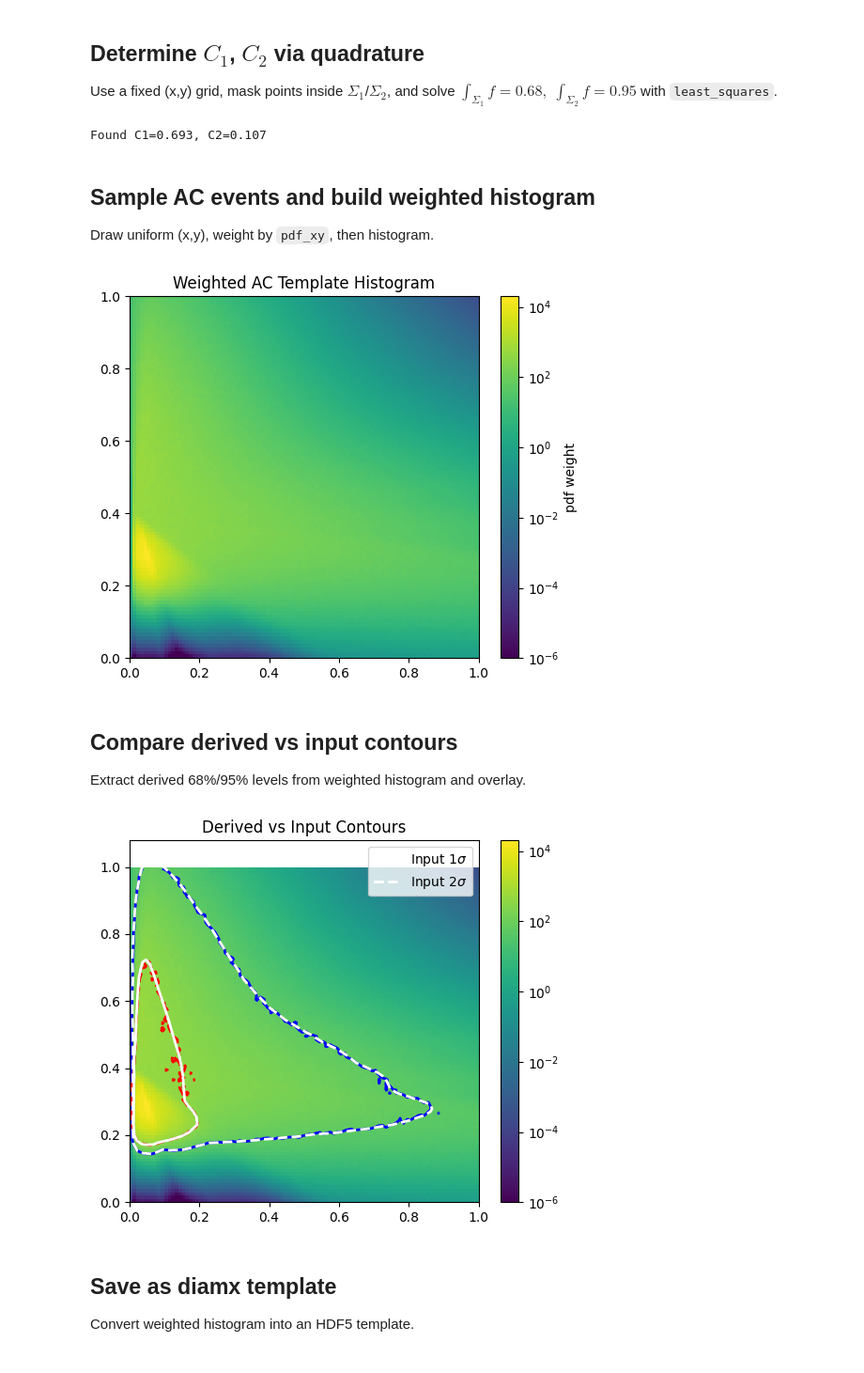
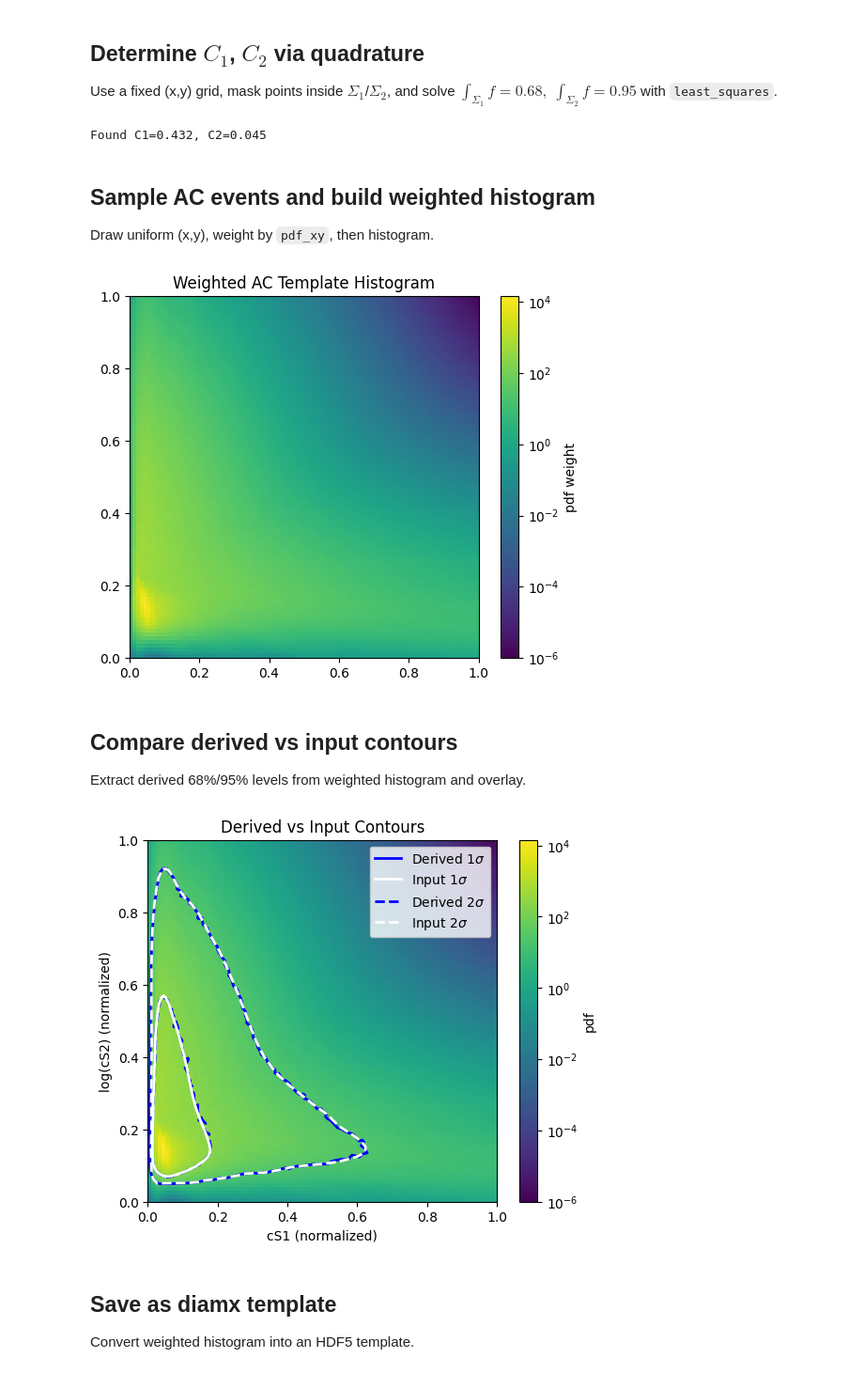
Before and after one commit to mhliu0001/diamx, a Jupyter notebook: notebooks/ac_template_contour.ipynb, the cells around one changed output. Shown: that part at 94% size. Saved outputs shown, nothing was run; the diff lists cells and outputs as text; code cells hidden in the pictures.

```diff
--- a/notebooks/ac_template_contour.ipynb
+++ b/notebooks/ac_template_contour.ipynb
@@ -37,7 +37,7 @@ import json
 from multihist import Histdd
 import inference_interface
 # %%
-experiment = "xenonnt_sr1b"
+experiment = "xenonnt_sr0"
 bkg = "ac"
 assert experiment in ["xenonnt_sr0", "xenonnt_sr1b", "lz_ws2024"]
 assert bkg == "ac"
@@ -202,7 +202,7 @@ C1, C2 = np.exp(sol.x)
 a_arr, b_arr = solve_ab(C1, C2)
 print(f"Found C1={C1:.3f}, C2={C2:.3f}")
 # %% [output]
-Found C1=0.693, C2=0.107
+Found C1=0.432, C2=0.045
 # %% [markdown]
 ## Sample AC events and build weighted histogram
 Draw uniform (x,y), weight by `pdf_xy`, then histogram.
@@ -228,46 +228,61 @@ plt.colorbar(label="pdf weight")
 plt.title("Weighted AC Template Histogram")
 plt.show()
 # %% [output]
-[figure, old version]
+[figure, new version]
 # %% [markdown]
 ## Compare derived vs input contours
 Extract derived 68%/95% levels from weighted histogram and overlay.
 # %%
 # compute contour levels
 H_flat = hist.flatten()
 idx = np.argsort(H_flat)[::-1]
 H_sorted = H_flat[idx]
 H_cum = np.cumsum(H_sorted) / H_sorted.sum()
 lev68 = H_sorted[np.searchsorted(H_cum, 0.68)]
 lev95 = H_sorted[np.searchsorted(H_cum, 0.95)]
 
 fig, ax = plt.subplots(figsize=(6, 5))
 xcenters, ycenters = 0.5 * (xedges[1:] + xedges[:-1]), 0.5 * (yedges[1:] + yedges[:-1])
 Xg, Yg = np.meshgrid(xcenters, ycenters, indexing="ij")
 mesh = ax.pcolormesh(xedges, yedges, hist.T, cmap="viridis", norm=LogNorm(1e-6))
-ax.contour(
+cont = ax.contour(
     Xg,
     Yg,
     hist,
     levels=[lev95, lev68],
-    colors=["blue", "red"],
+    colors=["blue", "blue"],
     linestyles=["-", "--"],
     linewidths=2,
 )
-ax.plot(*poly1.exterior.xy, color="white", linewidth=2, label=r"Input 1$\sigma$")
-ax.plot(
+input1_line = ax.plot(
+    *poly1.exterior.xy, color="white", linewidth=2, label=r"Input 1$\sigma$"
+)
+input2_line = ax.plot(
     *poly2.exterior.xy,
     color="white",
     linestyle="--",
     linewidth=2,
     label=r"Input 2$\sigma$",
 )
-fig.colorbar(mesh, ax=ax)
-ax.legend()
+fig.colorbar(mesh, ax=ax, label="pdf")
+from matplotlib.lines import Line2D
+
+derived1_proxy = Line2D(
+    [], [], color="blue", linestyle="-", linewidth=2, label=r"Derived 1$\sigma$"
+)
+derived2_proxy = Line2D(
+    [], [], color="blue", linestyle="--", linewidth=2, label=r"Derived 2$\sigma$"
+)
+ax.legend(handles=[derived1_proxy, input1_line[0], derived2_proxy, input2_line[0]])
 ax.set_title("Derived vs Input Contours")
-plt.show()
+ax.set_xlabel("cS1 (normalized)")
+ax.set_ylabel("log(cS2) (normalized)")
+ax.set_xlim(x_min, x_max)
+ax.set_ylim(y_min, y_max)
+# plt.show()
+plt.savefig(f"../plots/{experiment}_{bkg}_contours_comparison.png", dpi=600)
 # %% [output]
-[figure, old version]
+[figure, new version]
 # %% [markdown]
 ## Save as diamx template
 Convert weighted histogram into an HDF5 template.
```
Also changed, not shown: parts of 1 cell of this notebook, 22 other files.
